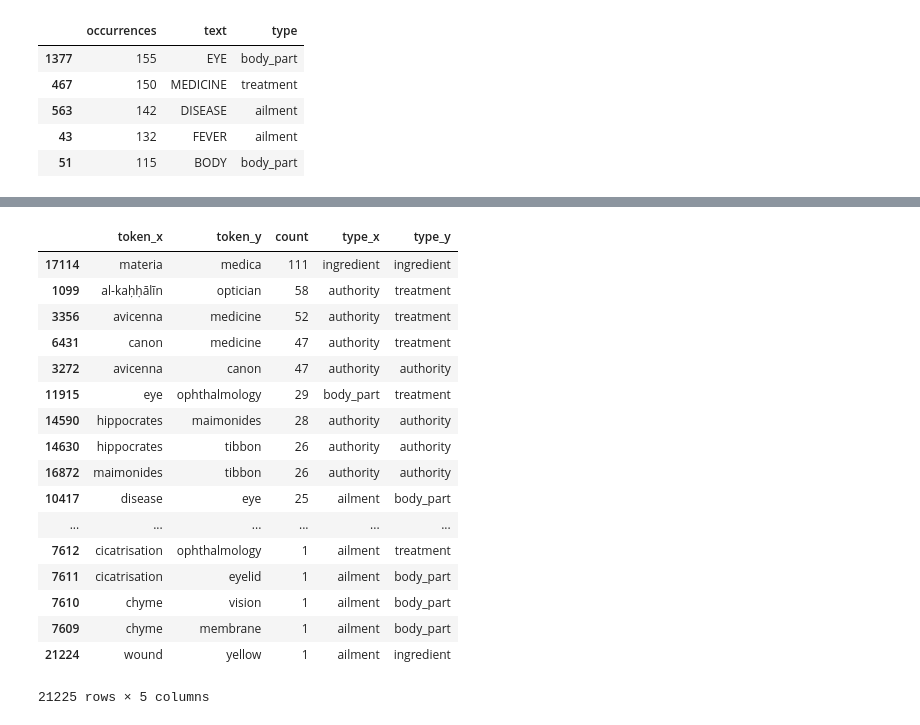
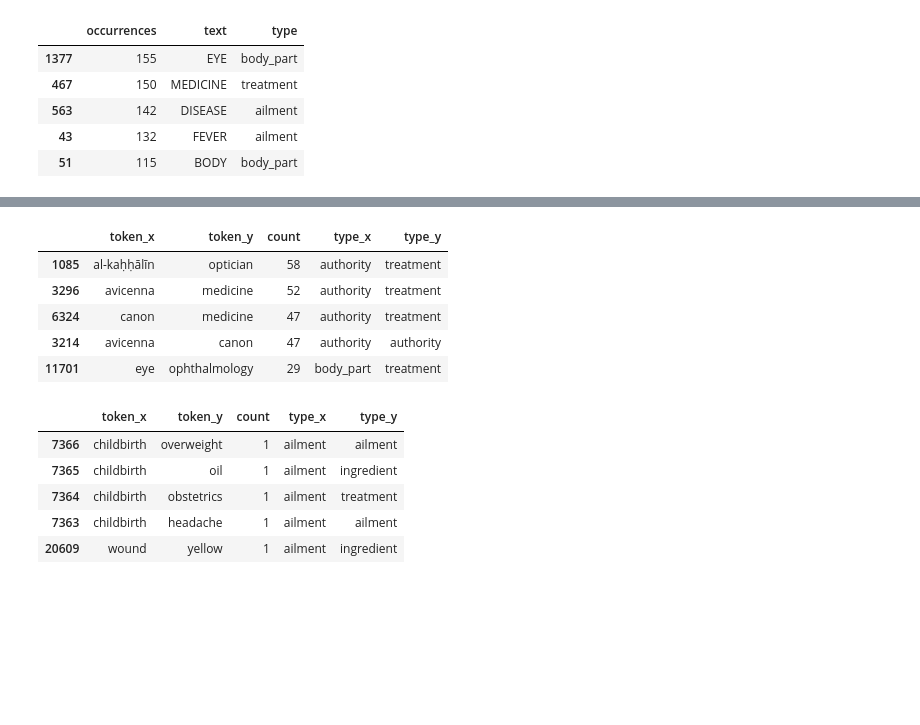
Before and after one commit to CamLib/genizah-medical-visualisation, a Jupyter notebook: notebooks/04-data-visualisation.ipynb, the cells around one changed output, grey strips where cells are left out. Drawn from its saved outputs; the diff is of its cells as text; code cells hidden in the pictures; blank space fills up the shorter version.

```diff
--- a/notebooks/04-data-visualisation.ipynb
+++ b/notebooks/04-data-visualisation.ipynb
@@ -403,36 +414,30 @@ co_occurrences
 # %%
 co_oc_counts = (co_occurrences
                 .groupby(['token_x', 'token_y'])
                 .size()
                 .reset_index()
                 .rename(columns={0: 'count'})
                 .sort_values('count', ascending=False))
 
 # Add types
 co_oc_counts = pd.merge(co_oc_counts, token_types.rename(columns={'type': 'type_x'}),
                           left_on='token_x', right_index=True, how='left')
 co_oc_counts = pd.merge(co_oc_counts, token_types.rename(columns={'type': 'type_y'}),
                           left_on='token_y', right_index=True, how='left')
-co_oc_counts
+display(co_oc_counts.head(), co_oc_counts.tail())
 # %% [output]
 |  | token_x | token_y | count | type_x | type_y |
-| 17114 | materia | medica | 111 | ingredient | ingredient |
-| 1099 | al-kaḥḥālīn | optician | 58 | authority | treatment |
-| 3356 | avicenna | medicine | 52 | authority | treatment |
-| 6431 | canon | medicine | 47 | authority | treatment |
-| 3272 | avicenna | canon | 47 | authority | authority |
-| 11915 | eye | ophthalmology | 29 | body_part | treatment |
-| 14590 | hippocrates | maimonides | 28 | authority | authority |
-| 14630 | hippocrates | tibbon | 26 | authority | authority |
-| 16872 | maimonides | tibbon | 26 | authority | authority |
-| 10417 | disease | eye | 25 | ailment | body_part |
-| ... | ... | ... | ... | ... | ... |
-| 7612 | cicatrisation | ophthalmology | 1 | ailment | treatment |
-| 7611 | cicatrisation | eyelid | 1 | ailment | body_part |
-| 7610 | chyme | vision | 1 | ailment | body_part |
-| 7609 | chyme | membrane | 1 | ailment | body_part |
-| 21224 | wound | yellow | 1 | ailment | ingredient |
+| 1085 | al-kaḥḥālīn | optician | 58 | authority | treatment |
+| 3296 | avicenna | medicine | 52 | authority | treatment |
+| 6324 | canon | medicine | 47 | authority | treatment |
+| 3214 | avicenna | canon | 47 | authority | authority |
+| 11701 | eye | ophthalmology | 29 | body_part | treatment |
-21225 rows × 5 columns
+|  | token_x | token_y | count | type_x | type_y |
+| 7366 | childbirth | overweight | 1 | ailment | ailment |
+| 7365 | childbirth | oil | 1 | ailment | ingredient |
+| 7364 | childbirth | obstetrics | 1 | ailment | treatment |
+| 7363 | childbirth | headache | 1 | ailment | ailment |
+| 20609 | wound | yellow | 1 | ailment | ingredient |
 # %%
 (co_oc_counts['count'] > 10).sum()
 # %% [output]
```
Also changed, not shown: parts of 48 cells of this notebook, 12 other files.
